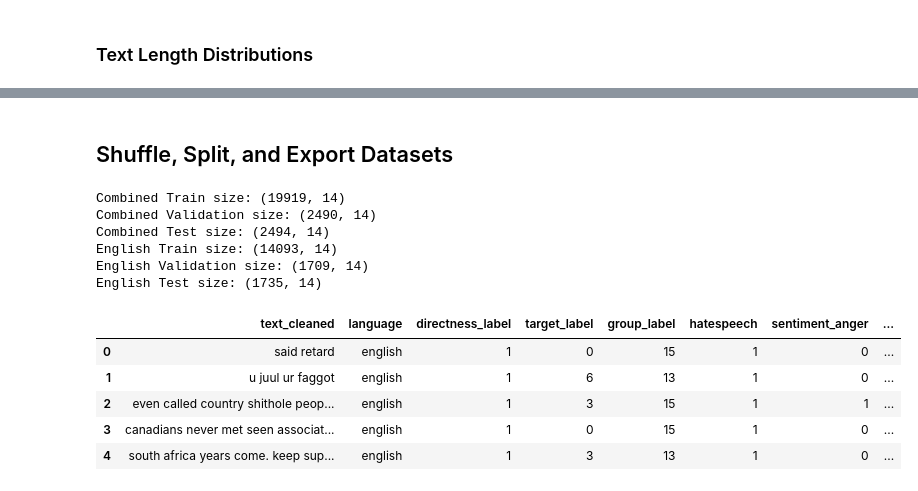
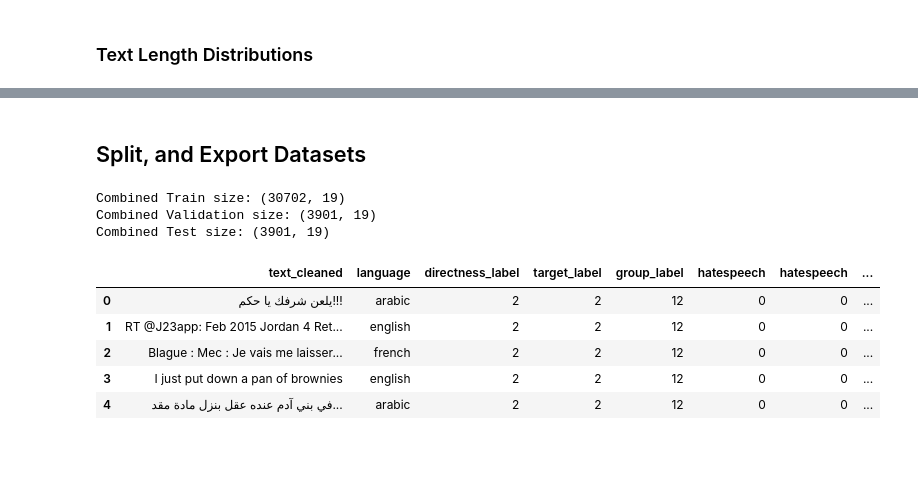
Before and after one commit to nadaamoharram/MLMA_Toxicity_Detection_Deep_Learning, a Jupyter notebook: EDA/data_cleaning.ipynb, the cells around one changed output, grey strips where cells are left out. Saved outputs shown, nothing was run; the diff lists cells and outputs as text; code cells hidden in the pictures; blank space fills up the shorter version.

```diff
--- a/EDA/data_cleaning.ipynb
+++ b/EDA/data_cleaning.ipynb
@@ -212,26 +150,23 @@ berkeley_df = clean_text_column(berkeley_df)
+# %%
+# remove @USER from all rows
+hate_df.loc[:, 'text'] = hate_df['text'].str.replace(r'@USER', '', regex=True).str.strip().str.replace(r'\s+', ' ', regex=True)
 # %% [markdown]
 ## Visualizations
 # %% [markdown]
 ### Text Length Distributions
 # %%
 datasets = [
-    ("Combined Dataset", combined_df),
-    ("Berkeley Dataset", berkeley_df),
-    ("MLMA Dataset", mlma_df)
+    ("Combined Dataset", hate_df),
 ]
 
-fig, axes = plt.subplots(3, 1, figsize=(10, 15), sharex=True)
 
-for ax, (title, df), color in zip(axes, datasets, ['skyblue', 'lightgreen', 'salmon']):
-    df['text_length'] = df['text_cleaned'].astype(str).apply(len)
-    counts, bins, patches = ax.hist(df['text_length'], bins=50, color=color, edgecolor='black')
-    ax.set_title(f"{title} Text Length Distribution")
-    ax.set_ylabel('Count')
-    for count, bin_left, bin_right in zip(counts, bins[:-1], bins[1:]):
-        if count > 0:
-            ax.text((bin_left + bin_right) / 2, count, str(int(count)),
-                    ha='center', va='bottom', fontsize=7, rotation=45)
-axes[-1].set_xlabel('Number of Characters')
+hate_df['text_length'] = hate_df['text_cleaned'].astype(str).apply(len)
+counts, bins, patches = plt.hist(hate_df['text_length'], bins=50, edgecolor='black')
+plt.title(f" Text Length Distribution")
+plt.ylabel('Count')
+
+#plt.text((bin_left + bin_right) / 2, count, str(int(count)),ha='center', va='bottom', fontsize=7, rotation=45)
+plt.xlabel('Number of Characters')
 plt.tight_layout()
 plt.show()
 # %% [output]
@@ -256,0 +198,2 @@ After filtering out long texts: (24903, 21)
+# %%
+shuffled_df = hate_df.sample(frac=1, random_state=42).reset_index(drop=True)
@@ -257,12 +218,13 @@ After filtering out long texts: (24903, 21)
 # %% [markdown]
-## Shuffle, Split, and Export Datasets
+## Split, and Export Datasets
 # %%
 from skmultilearn.model_selection import iterative_train_test_split
 import numpy as np
 
 def iterative_split_and_export(df, prefix):
     # Identify feature and label columns
-    label_cols = [col for col in df.columns if col.startswith('sentiment_')]
+    label_cols = [col for col in df.columns if col.startswith('sentiment_') or
+                  col in ['language_encoded', 'directness_label', 'target_label', 'group_label', 'hatespeech']]
     feature_cols = [col for col in df.columns if col not in label_cols]
 
     # Convert to numpy arrays
@@ -276,50 +238,44 @@ def iterative_split_and_export(df, prefix):
 
     # Convert back to DataFrames
     train_df = pd.DataFrame(np.hstack([X_train, y_train]), columns=feature_cols + label_cols)
     val_df = pd.DataFrame(np.hstack([X_val, y_val]), columns=feature_cols + label_cols)
     test_df = pd.DataFrame(np.hstack([X_test, y_test]), columns=feature_cols + label_cols)
 
     # Ensure correct dtypes for integer columns
     for col in label_cols + ['directness_label', 'target_label', 'group_label', 'hatespeech']:
         if col in train_df.columns:
             train_df[col] = train_df[col].astype(int)
             val_df[col] = val_df[col].astype(int)
             test_df[col] = test_df[col].astype(int)
 
     # Filter wanted columns
     cols_to_keep = [
         'text_cleaned', 'language', 'directness_label', 'target_label', 'group_label', 'hatespeech'
     ] + label_cols
     train_export = train_df[cols_to_keep]
     val_export = val_df[cols_to_keep]
     test_export = test_df[cols_to_keep]
 
     # Output to CSV
-    train_export.to_csv(f"../Data/{prefix}_train.csv", index=False)
-    val_export.to_csv(f"../Data/{prefix}_val.csv", index=False)
-    test_export.to_csv(f"../Data/{prefix}_test.csv", index=False)
+    train_export.to_csv(f"/content/drive/MyDrive/DS266/Project/Data/{prefix}_train.csv", index=False)
+    val_export.to_csv(f"/content/drive/MyDrive/DS266/Project/Data/{prefix}_val.csv", index=False)
+    test_export.to_csv(f"/content/drive/MyDrive/DS266/Project/Data/{prefix}_test.csv", index=False)
 
     print(f"{prefix.capitalize()} Train size: {train_export.shape}")
     print(f"{prefix.capitalize()} Validation size: {val_export.shape}")
     print(f"{prefix.capitalize()} Test size: {test_export.shape}")
     return train_export.head()
 
 # For combined_df
-iterative_split_and_export(combined_df, "combined")
-
-# For english_df
-english_df = combined_df[combined_df['language'] == 'english'].reset_index(drop=True)
-iterative_split_and_export(english_df, "english")
+shuffled_df["language_encoded"] = shuffled_df["language"].map({"english": 0, "french": 1, "arabic": 2})
+iterative_split_and_export(shuffled_df, "combined")
 # %% [output]
-Combined Train size: (19919, 14)
-Combined Validation size: (2490, 14)
-Combined Test size: (2494, 14)
-English Train size: (14093, 14)
-English Validation size: (1709, 14)
-English Test size: (1735, 14)
+Combined Train size: (30702, 19)
+Combined Validation size: (3901, 19)
+Combined Test size: (3901, 19)
-|  | text_cleaned | language | directness_label | target_label | group_label | hatespeech | sentiment_anger | ... |
-| 0 | said retard | english | 1 | 0 | 15 | 1 | 0 | ... |
-| 1 | u juul ur faggot | english | 1 | 6 | 13 | 1 | 0 | ... |
-| 2 | even called country shithole peop... | english | 1 | 3 | 15 | 1 | 1 | ... |
-| 3 | canadians never met seen associat... | english | 1 | 0 | 15 | 1 | 0 | ... |
-| 4 | south africa years come. keep sup... | english | 1 | 3 | 13 | 1 | 0 | ... |
+|  | text_cleaned | language | directness_label | target_label | group_label | hatespeech | hatespeech | ... |
+| 0 | يلعن شرفك يا حكم!!! | arabic | 2 | 2 | 12 | 0 | 0 | ... |
+| 1 | RT @J23app: Feb 2015 Jordan 4 Ret... | english | 2 | 2 | 12 | 0 | 0 | ... |
+| 2 | Blague : Mec : Je vais me laisser... | french | 2 | 2 | 12 | 0 | 0 | ... |
+| 3 | I just put down a pan of brownies | english | 2 | 2 | 12 | 0 | 0 | ... |
+| 4 | في بني آدم عنده عقل بنزل مادة مقد... | arabic | 2 | 2 | 12 | 0 | 0 | ... |
```
Also changed, not shown: parts of 29 cells of this notebook, 14 other files.
